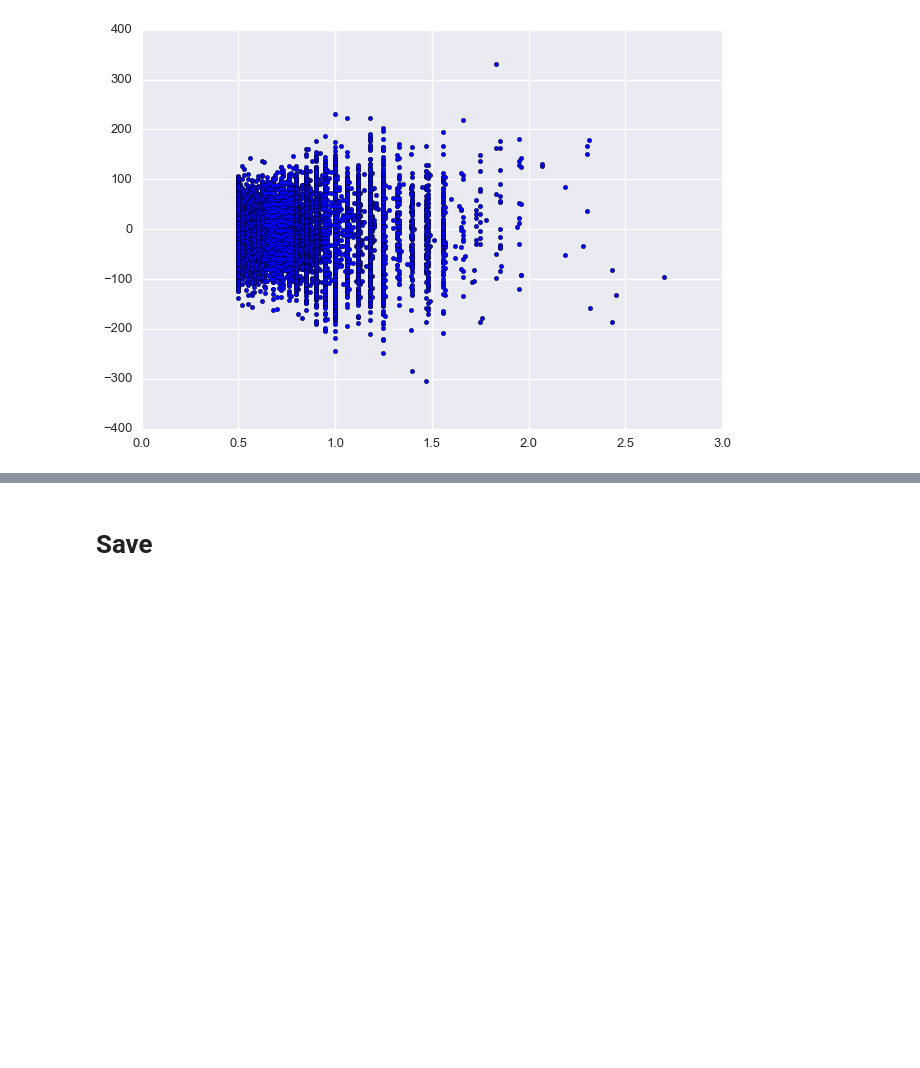
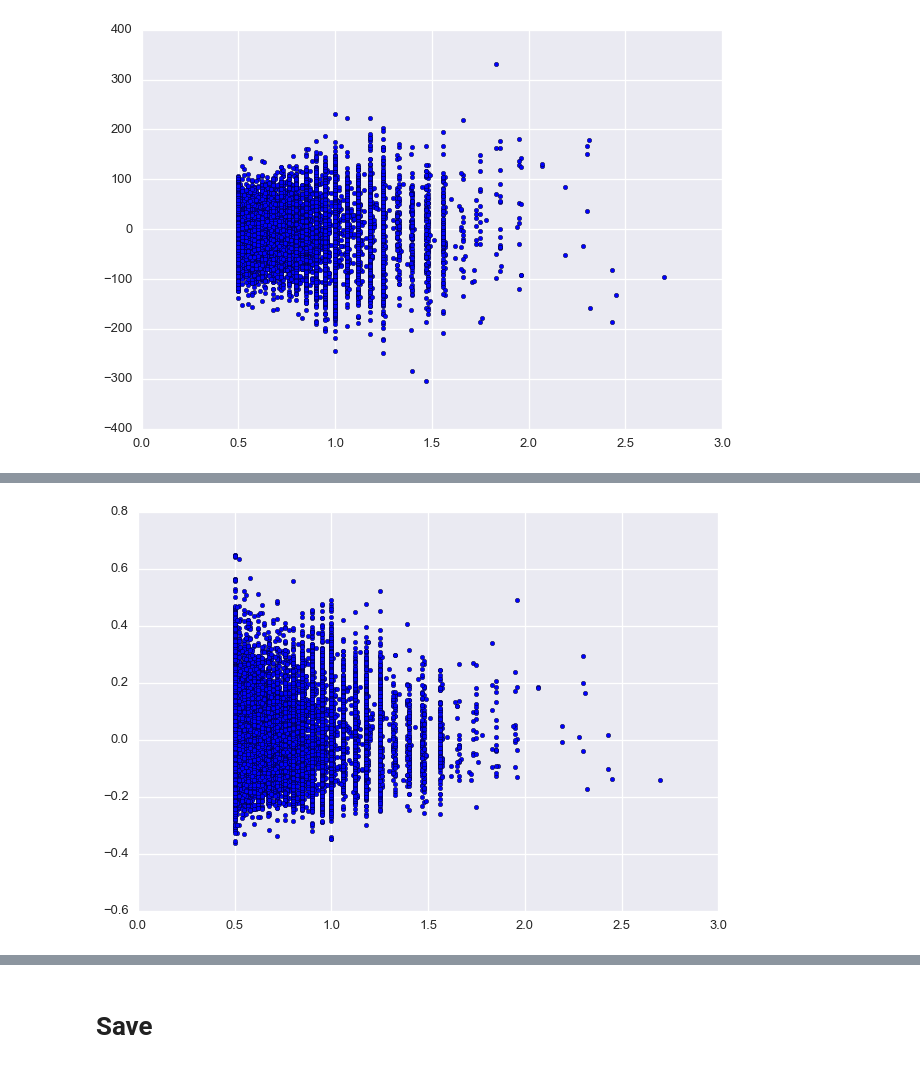
Before and after one commit to alexsyrom/datascience-ml-2, a Jupyter notebook: ldtr.ipynb, the cells around one changed output, grey strips where cells are left out. Saved outputs shown, nothing was run; the diff lists cells and outputs as text; code cells hidden in the pictures; blank space fills up the shorter version.

```diff
--- a/ldtr.ipynb
+++ b/ldtr.ipynb
@@ -344,0 +400,6 @@ plt.show()
+# %%
+plt.scatter(x_validation[:, 0], (y_pred - y_validation) / y_validation)
+#plt.scatter(x_validation[:, 0], y_validation, color='g')
+plt.show()
+# %% [output]
+[figure, added]
```
Also changed, not shown: parts of 54 cells of this notebook, 1 other file.
